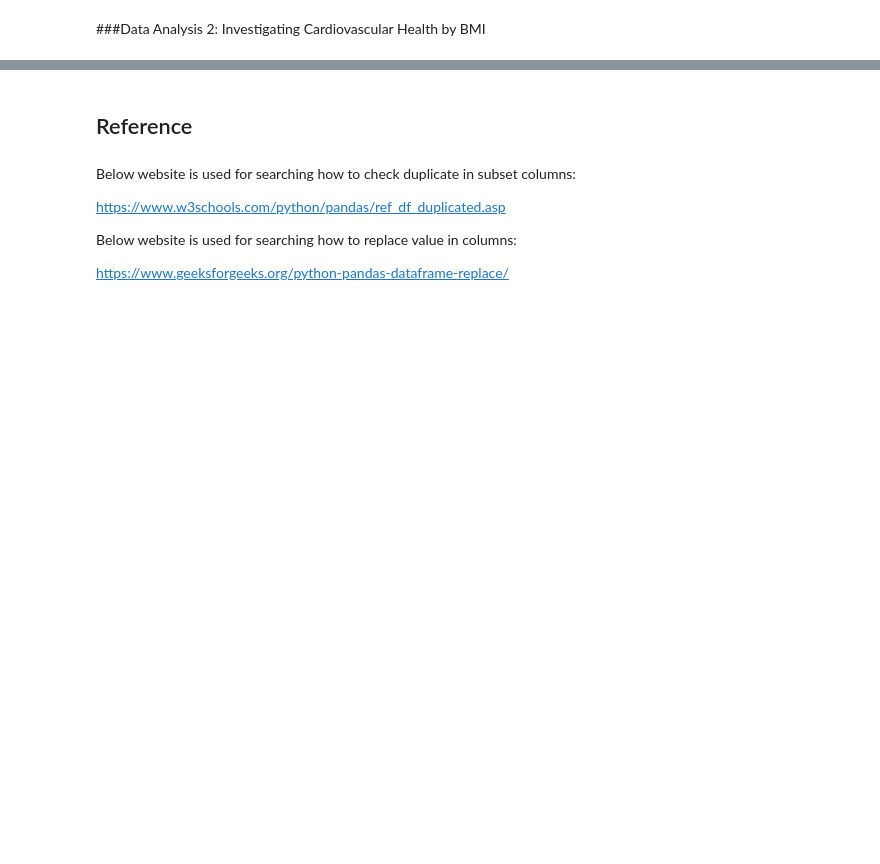
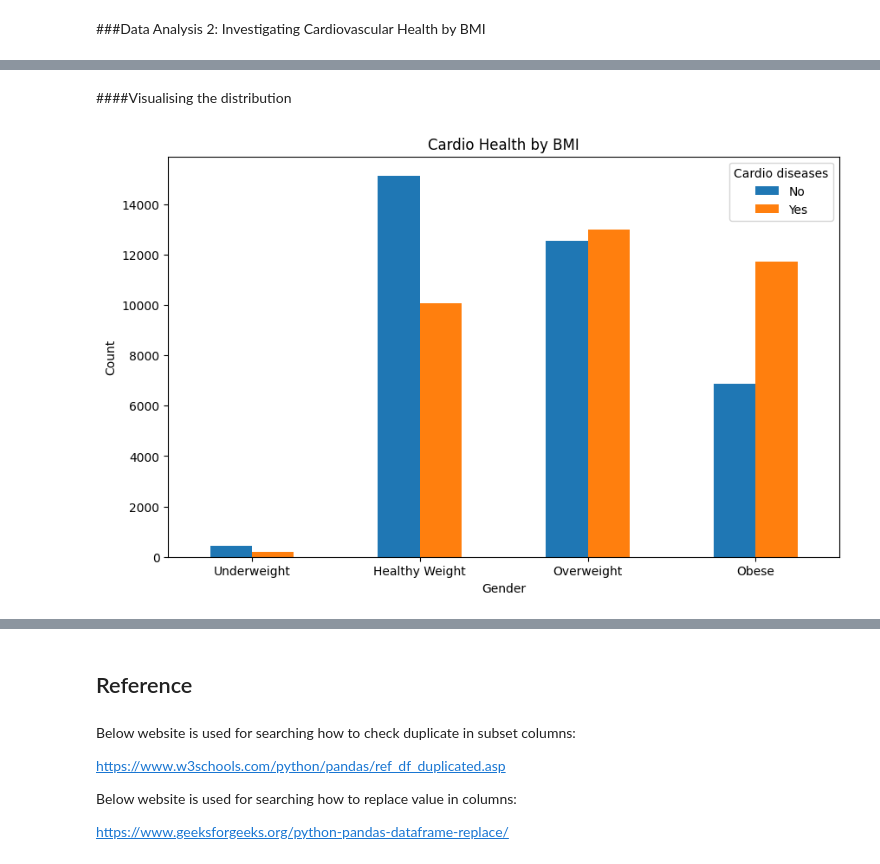
Before and after one commit to w21280485/assignment_a2_2, a Jupyter notebook: Code_Development_Notebook.ipynb, the cells around one changed output, grey strips where cells are left out. Cells and saved outputs as stored; diff of their text form; code cells hidden in the pictures; blank space fills up the shorter version.

```diff
--- a/Code_Development_Notebook.ipynb
+++ b/Code_Development_Notebook.ipynb
@@ -355,0 +353,4 @@ plt.show()
+# %%
+# round the number to 2 decimal places
+bmi_count = bmi_count.round(1)
+bmi_count
@@ -355,0 +370,10 @@ plt.show()
+# %%
+# group bmi by groups: underweight = less than 18.5 ; healthy weight = 18.5-24.9 ; overweight = 25-29.9 ; obese = 30 or more
+
+# Define the custom BMI ranges and labels
+bins = [0,18.5, 25, 30, 100]
+labels = ['Underweight', 'Healthy Weight', 'Overweight', 'Obese']
+
+# Use pd.cut to categorize the BMI values
+bmi_cat = pd.cut(bmi_count, bins=bins, labels=labels, right=False)
+print(bmi_cat)
@@ -355,0 +394,10 @@ plt.show()
+# %%
+# Group the data by Cardio and bmi_cat
+grouped_cardio_bmi = df.groupby([bmi_cat,'cardio'])
+grouped_cardio_bmi
+
+# Calculate the count for each group
+cardio_bmi_counts = grouped_cardio_bmi.size()
+
+# Display the resulting DataFrame
+cardio_bmi_counts
@@ -355,0 +415,6 @@ plt.show()
+# %%
+# Reshape the result to have cardio as rows and gender as columns
+cardio_bmi_counts = cardio_bmi_counts.unstack()
+
+# Display the resulting DataFrame
+cardio_bmi_counts
@@ -355,0 +427,15 @@ plt.show()
+# %% [markdown]
+####Visualising the distribution
+# %%
+# Create a grouped bar chart
+ax = cardio_bmi_counts.plot(kind='bar', figsize=(10, 6))
+plt.title('Cardio Health by BMI')
+plt.xlabel('Gender')
+plt.ylabel('Count')
+plt.legend(title='Cardio diseases', loc='upper right', labels=['No', 'Yes'])
+plt.xticks(rotation=0)
+
+# Display the plot
+plt.show()
+# %% [output]
+[figure, added]
```
Also changed, not shown: parts of 32 cells of this notebook.
